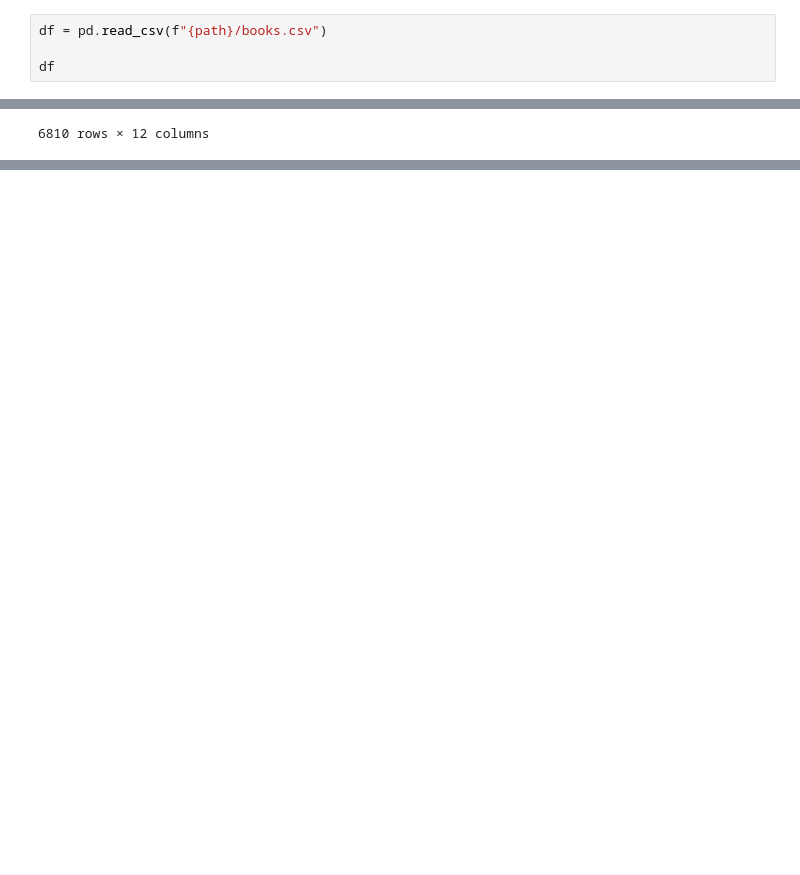
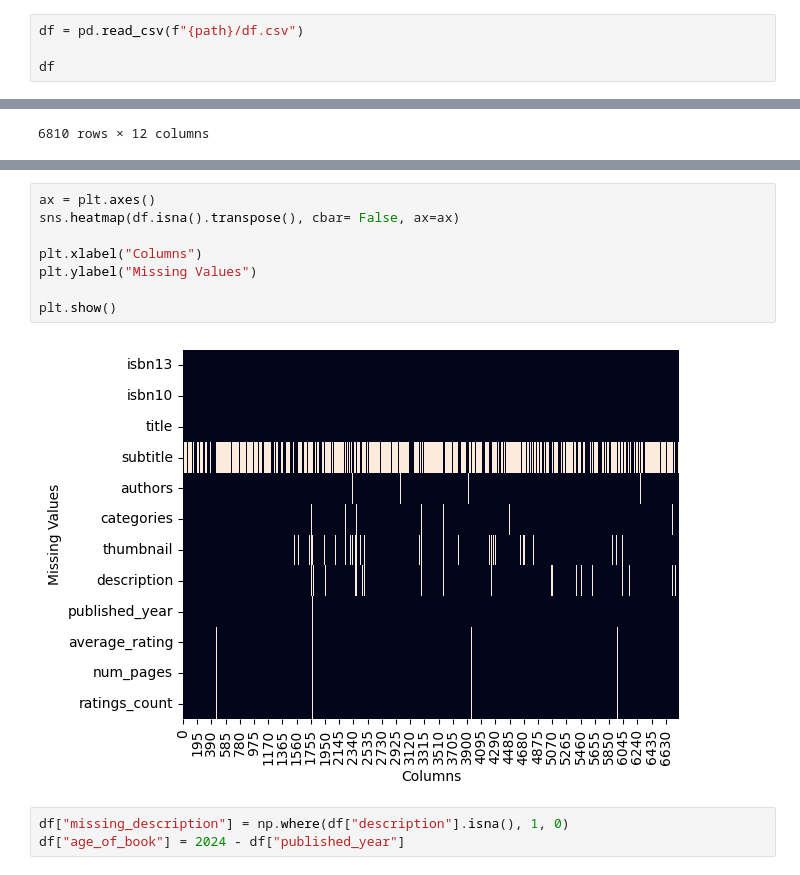
Before and after one commit to mosimii/book-recommender, a Jupyter notebook: data-exploration.ipynb, the cells around one changed output, grey strips where cells are left out. Cells and saved outputs as stored; diff of their text form; blank space fills up the shorter version.

```diff
--- a/data-exploration.ipynb
+++ b/data-exploration.ipynb
@@ -15,5 +19,5 @@ import pandas as pd
 # %%
-df = pd.read_csv(f"{path}/books.csv")
+df = pd.read_csv(f"{path}/df.csv")
 
 df
 # %% [output]
@@ -32,0 +58,13 @@ df
+# %%
+ax = plt.axes()
+sns.heatmap(df.isna().transpose(), cbar= False, ax=ax)
+
+plt.xlabel("Columns")
+plt.ylabel("Missing Values")
+
+plt.show()
+# %% [output]
+[figure, added]
+# %%
+df["missing_description"] = np.where(df["description"].isna(), 1, 0)
+df["age_of_book"] = 2024 - df["published_year"]
```
Also changed, not shown: parts of 17 cells of this notebook.
